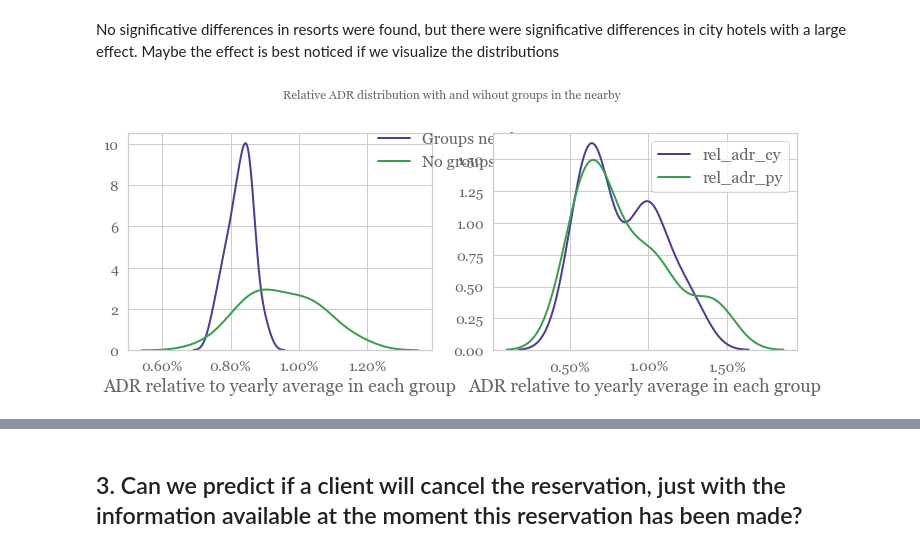
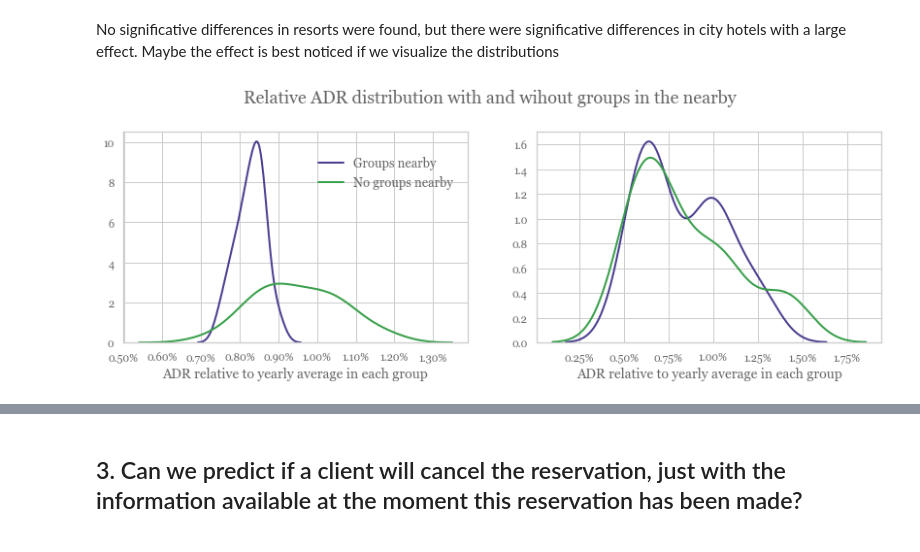
Before and after one commit to MartinPons/Analysis-of-hotel-bookings, a Jupyter notebook: Analysis of hotel bookings.ipynb, the cells around one changed output, grey strips where cells are left out. Cells and saved outputs as stored; diff of their text form; code cells hidden in the pictures.

```diff
--- a/Analysis of hotel bookings.ipynb
+++ b/Analysis of hotel bookings.ipynb
@@ -1394,24 +1275,35 @@ No significative differences in resorts were found, but there were significative
 # %%
 fig, ax = plt.subplots(1, 2)
 
-sns.kdeplot(rel_adr_city['rel_adr_cy'], ax = ax[0])
-sns.kdeplot(rel_adr_city['rel_adr_py'], ax = ax[0])
+sns.set(style = "whitegrid", font_scale = 1,
+        font = "Georgia", rc={"lines.linewidth": 2,
+                              "font.size": 15,
+                              "axes.labelsize": 14,
+                              'legend.fontsize': 13,
+                              'text.color': '.4',
+                             'xtick.color': '.4',
+                             'ytick.color': '.4',
+                             'axes.labelcolor': '.4'},
+       palette = ("#4B3E90", "#389F4A"))
 
-sns.kdeplot(rel_adr_resort['rel_adr_cy'], ax = ax[1])
-sns.kdeplot(rel_adr_resort['rel_adr_py'], ax = ax[1])
+sns.kdeplot(rel_adr_city['rel_adr_cy'], ax = ax[0], legend = False)
+sns.kdeplot(rel_adr_city['rel_adr_py'], ax = ax[0], legend = False)
 
-fig.set_figwidth(12)
+sns.kdeplot(rel_adr_resort['rel_adr_cy'], ax = ax[1], legend = False)
+sns.kdeplot(rel_adr_resort['rel_adr_py'], ax = ax[1], legend = False)
+
+fig.set_figwidth(14)
 
 fig.suptitle("Relative ADR distribution with and wihout groups in the nearby", y = 1.03)
-ax[0].legend(["Groups nearby", "No groups nearby"], frameon = False, loc = (0.8, 0.8))
+ax[0].legend(["Groups nearby", "No groups nearby"], frameon = False, loc = (0.55, 0.7))
 ax[0].set_xlabel('ADR relative to yearly average in each group')
 ax[1].set_xlabel('ADR relative to yearly average in each group')
 
 ax[0].set_ylabel('')
 
 ax[0].xaxis.set_major_formatter(mtick.PercentFormatter())
 ax[1].xaxis.set_major_formatter(mtick.PercentFormatter())
 
 fig.savefig("group_test_adr_distribution.png")
 # %% [output]
-[figure, old version]
+[figure, new version]
```
Also changed, not shown: parts of 39 cells of this notebook, 1 other file.
